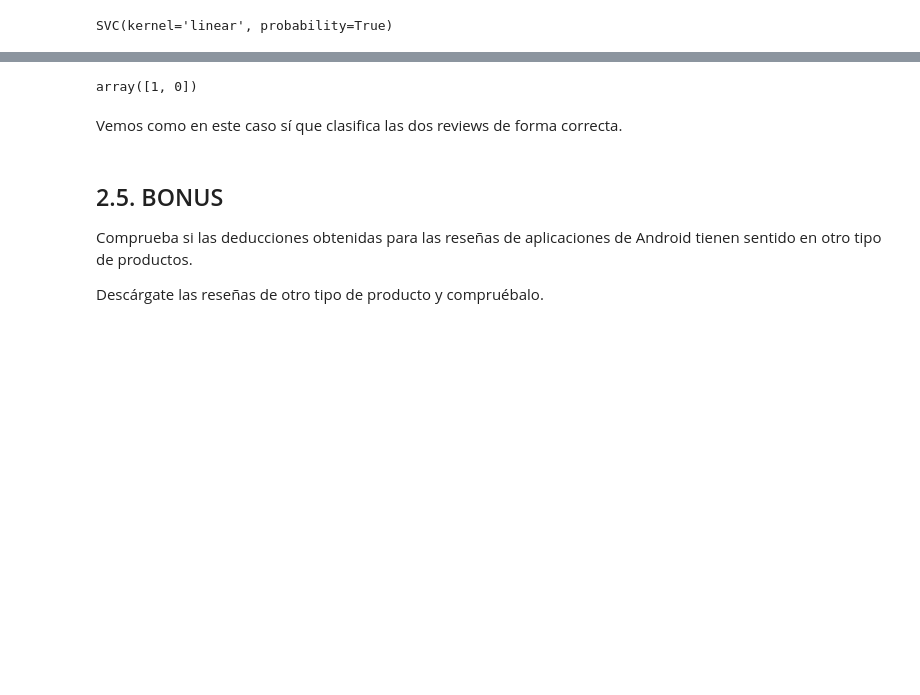
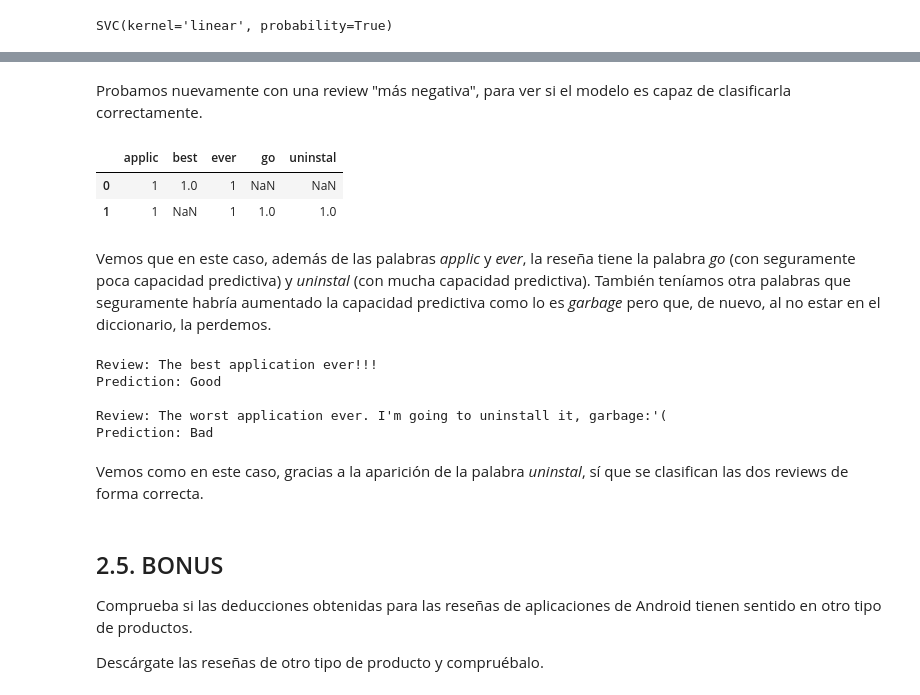
Before and after one commit to gvillalba86/AdvancedDataMininig, a Jupyter notebook: PEC3/20221_M2.855_PEC3_gvillalbaa.ipynb, the cells around one changed output, grey strips where cells are left out. Cells and saved outputs as stored; diff of their text form; code cells hidden in the pictures; blank space fills up the shorter version.

```diff
--- a/PEC3/20221_M2.855_PEC3_gvillalbaa.ipynb
+++ b/PEC3/20221_M2.855_PEC3_gvillalbaa.ipynb
@@ -1209,0 +1202,6 @@ Probamos nuevamente con una review "más negativa", para ver si el modelo es cap
+# %%
+new_pred = SVC_clf.predict(X_new)
+for review, pred in zip(new_reviews, new_pred):
+    print(f'Review: {review["reviewText"]}')
+    print(f'Prediction: {"Good" if pred else "Bad"}')
+    print()
@@ -1210,30 +1226,48 @@ Probamos nuevamente con una review "más negativa", para ver si el modelo es cap
+# %% [markdown]
+Probamos nuevamente con una review "más negativa", para ver si el modelo es capaz de clasificarla correctamente.
 # %%
 new_reviews = [
     {
         'reviewText': "The best application ever!!!",
         'overall': 5.0,
     },
     {
         'reviewText': "The worst application ever. I'm going to uninstall it, garbage:'(",
         'overall': 1.0,
     },
 ]
 
 tokens_list = []
 y_list = []
 for review in new_reviews:
     tokens, is_good = process_review(review)
     tokens_list.append(tokens)
     y_list.append(1 if is_good else 0)
 
 X_new = tokenize(tokens_list, vocabulary_dictionary)
 X_new = pd.DataFrame(X_new, dtype=np.int8, columns=vocabulary_dictionary.keys())
 
-SVC_clf.predict(X_new)
+X_new[X_new!=0].dropna(axis=1, how='all')
 # %% [output]
-array([1, 0])
+|  | applic | best | ever | go | uninstal |
+| 0 | 1 | 1.0 | 1 | NaN | NaN |
+| 1 | 1 | NaN | 1 | 1.0 | 1.0 |
+# %% [markdown]
+Vemos que en este caso, además de las palabras *applic* y *ever*, la reseña tiene la palabra *go* (con seguramente poca capacidad predictiva) y *uninstal* (con mucha capacidad predictiva). También teníamos otra palabras que seguramente habría aumentado la capacidad predictiva como lo es *garbage* pero que, de nuevo, al no estar en el diccionario, la perdemos.
+# %%
+new_pred = SVC_clf.predict(X_new)
+for review, pred in zip(new_reviews, new_pred):
+    print(f'Review: {review["reviewText"]}')
+    print(f'Prediction: {"Good" if pred else "Bad"}')
+    print()
+# %% [output]
+Review: The best application ever!!!
+Prediction: Good
+
+Review: The worst application ever. I'm going to uninstall it, garbage:'(
+Prediction: Bad
 # %% [markdown]
-Vemos como en este caso sí que clasifica las dos reviews de forma correcta.
+Vemos como en este caso, gracias a la aparición de la palabra *uninstal*, sí que se clasifican las dos reviews de forma correcta.
 # %% [markdown]
 ## 2.5. BONUS
 
```
Also changed, not shown: parts of 7 cells of this notebook, 1 other file.
